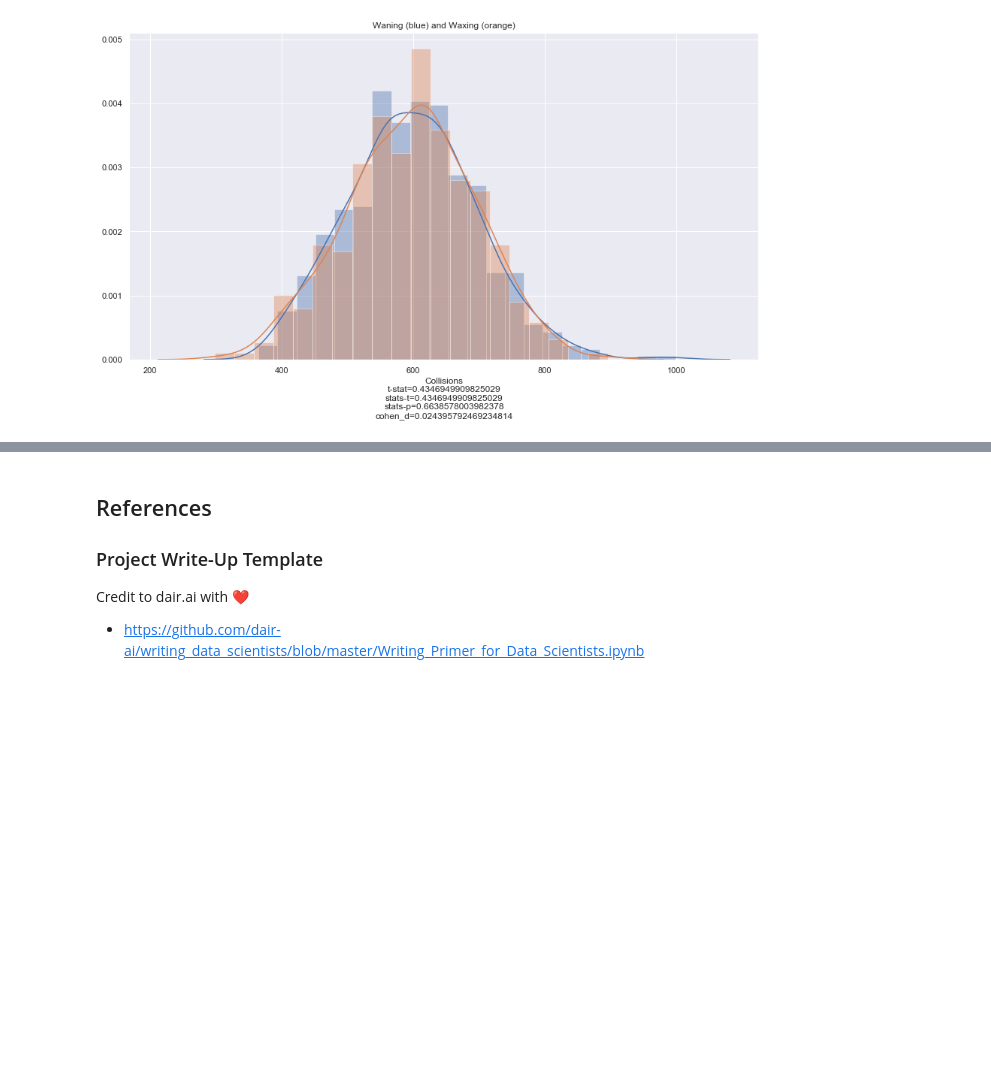
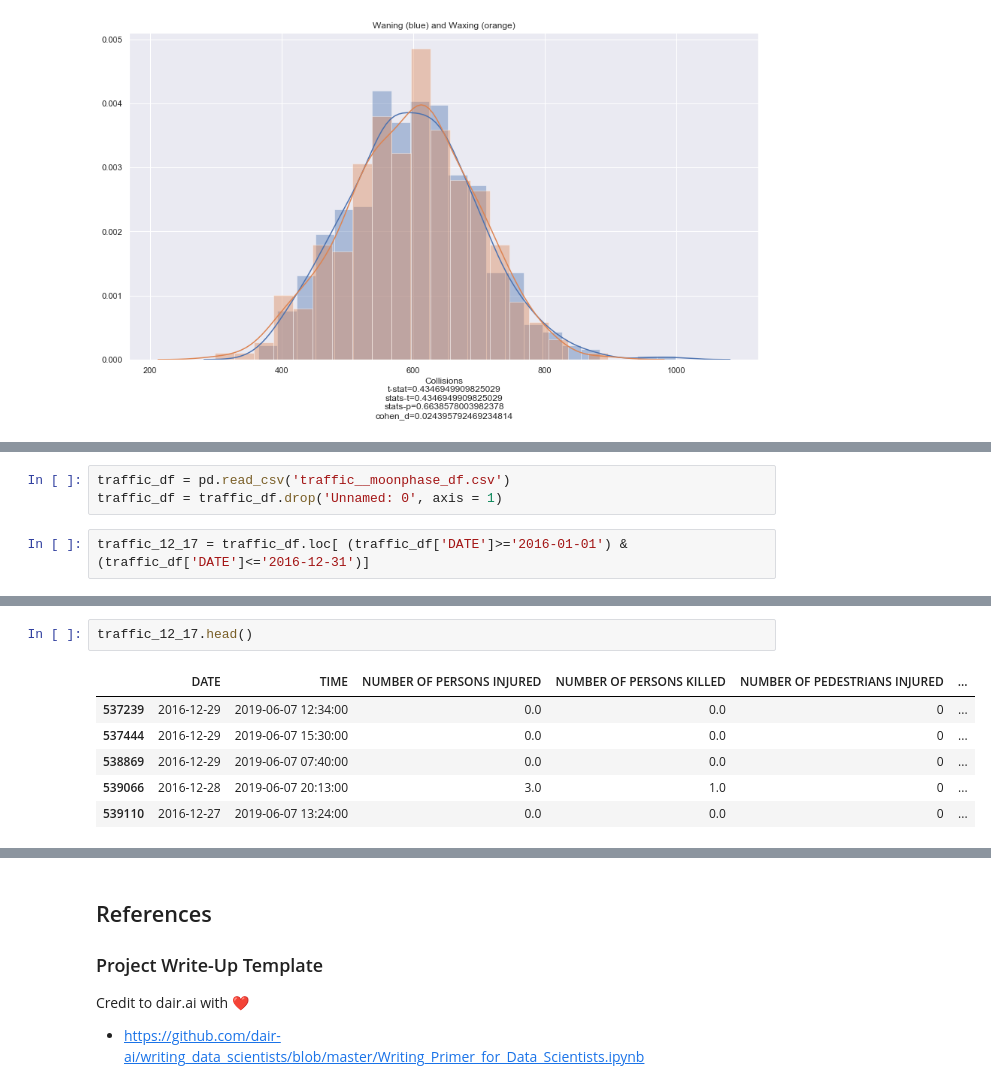
Before and after one commit to davidhaase/mod-3-final-project, a Jupyter notebook: ds-mod3-final-nguyen-haase.ipynb, the cells around one changed output, grey strips where cells are left out. Cells and saved outputs as stored; diff of their text form; blank space fills up the shorter version.

```diff
--- a/ds-mod3-final-nguyen-haase.ipynb
+++ b/ds-mod3-final-nguyen-haase.ipynb
@@ -656,0 +682,5 @@ distplot_moonpairs(day_pairs, moondays)
+# %%
+traffic_df = pd.read_csv('traffic__moonphase_df.csv')
+traffic_df = traffic_df.drop('Unnamed: 0', axis = 1)
+# %%
+traffic_12_17 = traffic_df.loc[ (traffic_df['DATE']>='2016-01-01') & (traffic_df['DATE']<='2016-12-31')]
@@ -656,0 +695,9 @@ distplot_moonpairs(day_pairs, moondays)
+# %%
+traffic_12_17.head()
+# %% [output]
+|  | DATE | TIME | NUMBER OF PERSONS INJURED | NUMBER OF PERSONS KILLED | NUMBER OF PEDESTRIANS INJURED | ... |
+| 537239 | 2016-12-29 | 2019-06-07 12:34:00 | 0.0 | 0.0 | 0 | ... |
+| 537444 | 2016-12-29 | 2019-06-07 15:30:00 | 0.0 | 0.0 | 0 | ... |
+| 538869 | 2016-12-29 | 2019-06-07 07:40:00 | 0.0 | 0.0 | 0 | ... |
+| 539066 | 2016-12-28 | 2019-06-07 20:13:00 | 3.0 | 1.0 | 0 | ... |
+| 539110 | 2016-12-27 | 2019-06-07 13:24:00 | 0.0 | 0.0 | 0 | ... |
```
Also changed, not shown: parts of 19 cells of this notebook.
